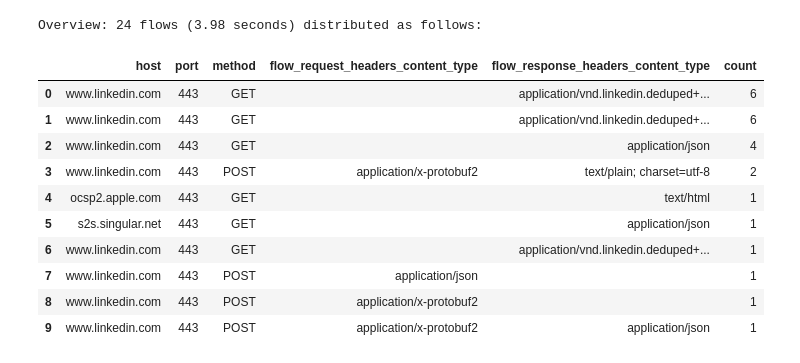
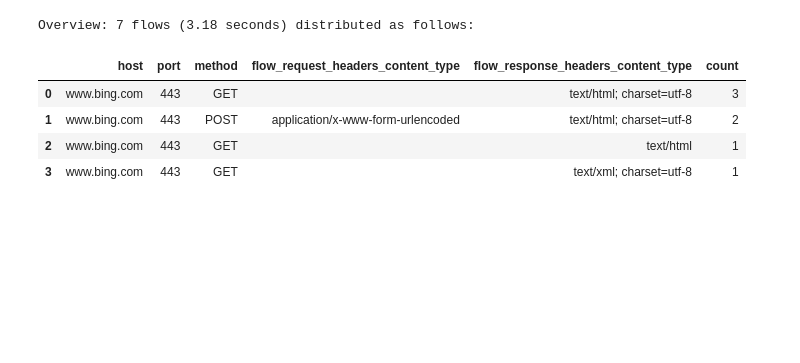
Before and after one commit to elehcimd/stratosphere, a Jupyter notebook: stratosphere-app/notebooks/03 analyze sample.ipynb, the cells around one changed output. Drawn from its saved outputs; the diff is of its cells as text; code cells hidden in the pictures; blank space fills up the shorter version.

```diff
--- a/stratosphere-app/notebooks/03 analyze sample.ipynb
+++ b/stratosphere-app/notebooks/03 analyze sample.ipynb
@@ -25,20 +21,14 @@ vk.com-chain-of-friends.db
 # %%
-s = Stratosphere("sqlite:////shared/data/sample.db")
-#s = Stratosphere("sqlite:////shared/data/samples/search-google.db")
+s = Stratosphere("sqlite:////shared/data/search-bing-hello-bellingcat.db")
+# s = Stratosphere("sqlite:////shared/data/samples/search-google.db")
 df = s.db.pandas("select * from flows").fillna("")
 ifs = InspectFlows(df)
 ifs.overview()
 # %% [output]
-Overview: 24 flows (3.98 seconds) distributed as follows:
+Overview: 7 flows (3.18 seconds) distributed as follows:
 |  | host | port | method | flow_request_headers_content_type | flow_response_headers_content_type | count |
-| 0 | www.linkedin.com | 443 | GET |  | application/vnd.linkedin.deduped+... | 6 |
-| 1 | www.linkedin.com | 443 | GET |  | application/vnd.linkedin.deduped+... | 6 |
-| 2 | www.linkedin.com | 443 | GET |  | application/json | 4 |
-| 3 | www.linkedin.com | 443 | POST | application/x-protobuf2 | text/plain; charset=utf-8 | 2 |
-| 4 | ocsp2.apple.com | 443 | GET |  | text/html | 1 |
-| 5 | s2s.singular.net | 443 | GET |  | application/json | 1 |
-| 6 | www.linkedin.com | 443 | GET |  | application/vnd.linkedin.deduped+... | 1 |
-| 7 | www.linkedin.com | 443 | POST | application/json |  | 1 |
-| 8 | www.linkedin.com | 443 | POST | application/x-protobuf2 |  | 1 |
-| 9 | www.linkedin.com | 443 | POST | application/x-protobuf2 | application/json | 1 |
+| 0 | www.bing.com | 443 | GET |  | text/html; charset=utf-8 | 3 |
+| 1 | www.bing.com | 443 | POST | application/x-www-form-urlencoded | text/html; charset=utf-8 | 2 |
+| 2 | www.bing.com | 443 | GET |  | text/html | 1 |
+| 3 | www.bing.com | 443 | GET |  | text/xml; charset=utf-8 | 1 |
 # %%
```
Also changed, not shown: parts of 6 cells of this notebook, 34 other files.
